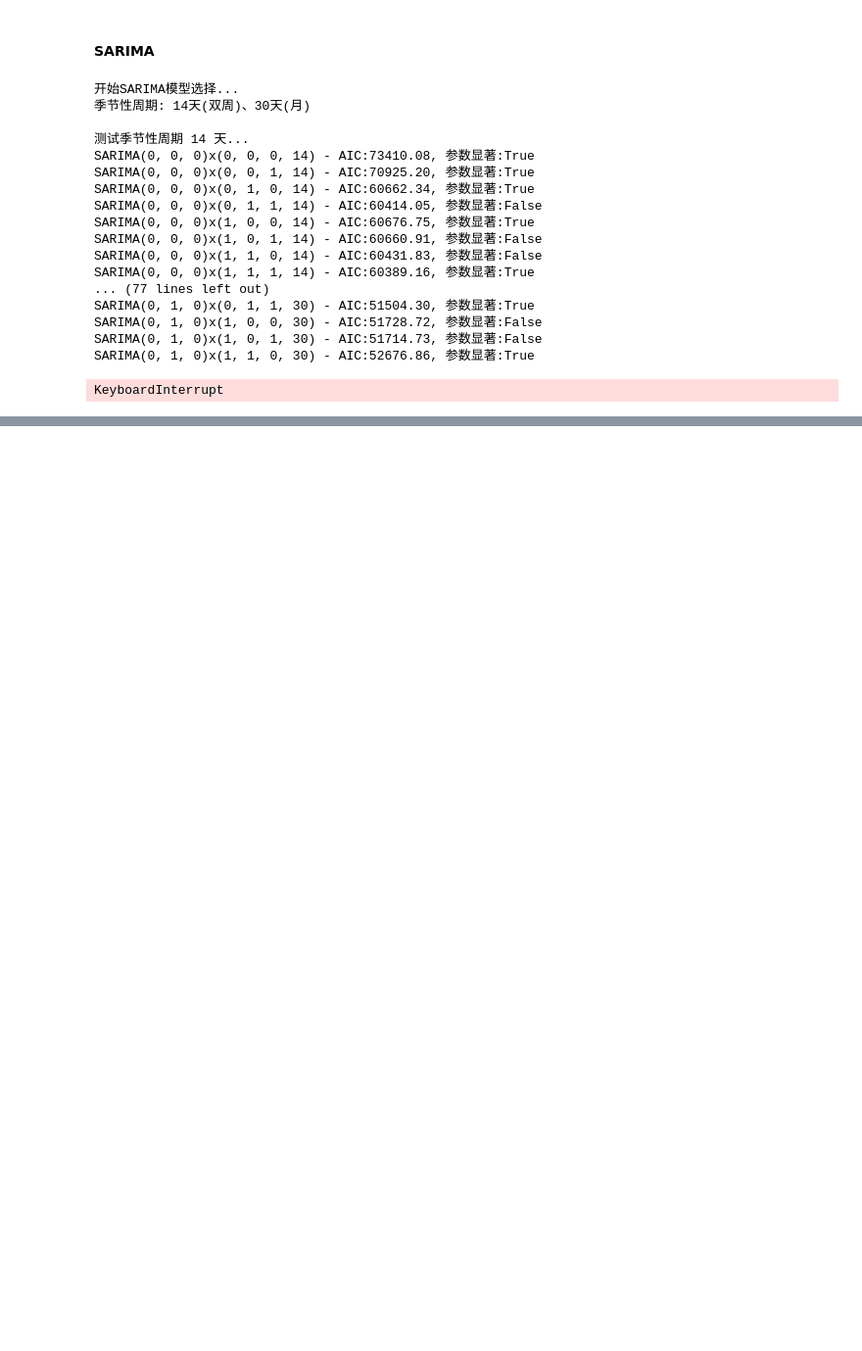
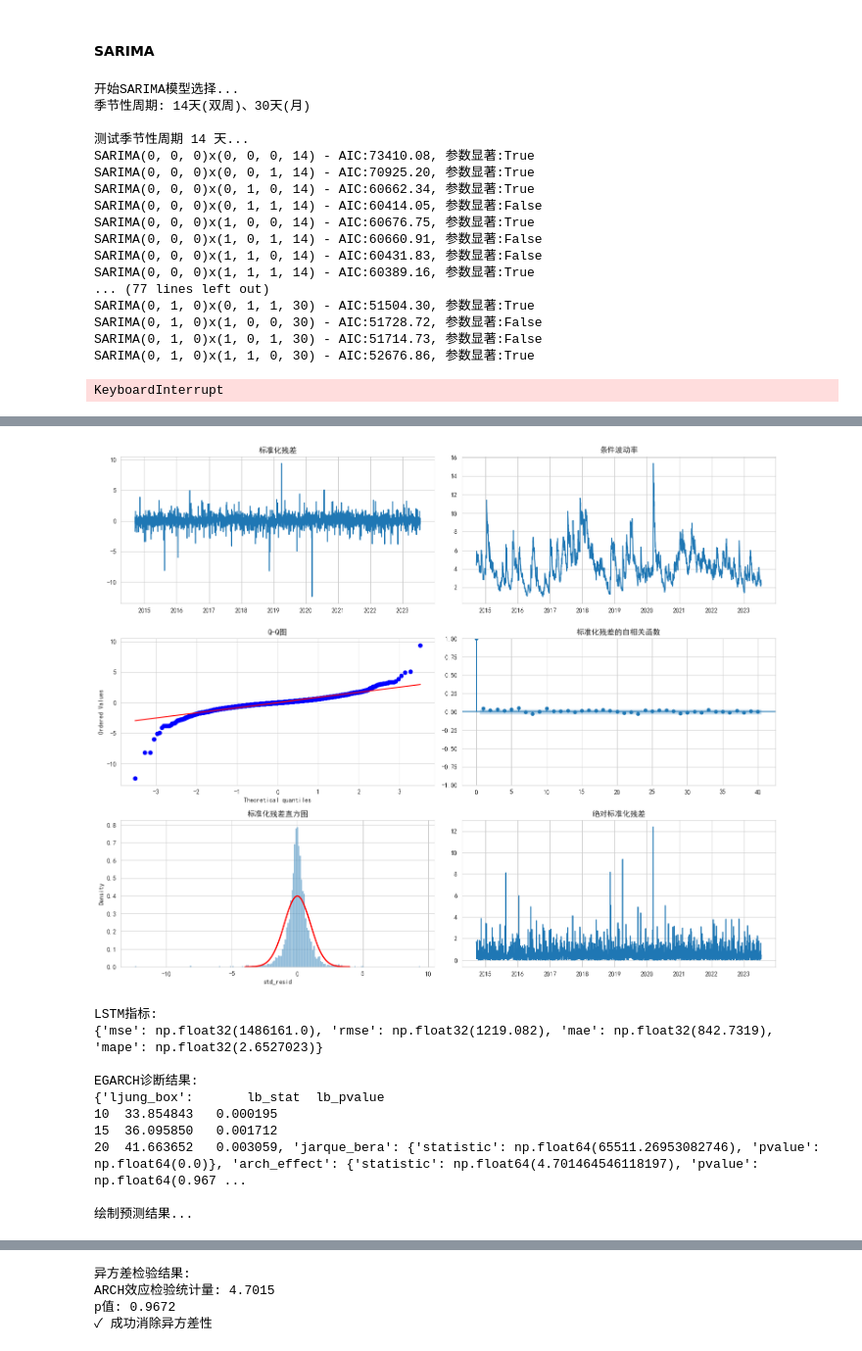
Before and after one commit to CHinAcSci/Timeseries, a Jupyter notebook: main.ipynb, the cells around one changed output, grey strips where cells are left out. Shown at 98% size. Saved outputs shown, nothing was run; the diff lists cells and outputs as text; code cells hidden in the pictures; blank space fills up the shorter version.

```diff
--- a/main.ipynb
+++ b/main.ipynb
@@ -604,28 +493,59 @@ KeyboardInterrupt
 # %%
 import pandas as pd
+import os
 from btc_lstm_handler import BTCLSTMHandler
+from btc_egarch_handler import BTCEGARCHHandler, BTCHybridHandler, train_and_evaluate_hybrid_model
 from visualization import plot_complete_prediction
 
-# 加载数据
-df = pd.read_csv('data/BTC-USD.csv', index_col='Date', parse_dates=True)
+def main():
+    # 加载数据
+    print("加载数据...")
+    df = pd.read_csv('data/BTC-USD.csv', index_col='Date', parse_dates=True)
 
-# 初始化处理器
-handler = BTCLSTMHandler()
+    try:
+        # 使用LSTM模型混合模型
+        print("\n使用混合模型进行预测...")
+        hybrid_handler, eval_results, hybrid_predictions = train_and_evaluate_hybrid_model(df)
 
-# 准备数据
-train_loader, test_loader, test_data = handler.prepare_data(df)
+        # 输出评估结果
+        print("\nLSTM指标:")
+        print(eval_results['lstm_metrics'])
+        print("\nEGARCH诊断结果:")
+        print(eval_results['egarch_diagnostics'])
 
-# 训练模型
-train_losses = handler.train(train_loader)
+        # 预测可视化
+        future_dates = pd.date_range(
+            start=df.index[-1] + pd.Timedelta(days=1),
+            periods=30,
+            freq='D'
+        )
 
-# 评估
-predictions, actuals, attention_weights, metrics = handler.evaluate(test_loader)
+        # 绘制结果
+        print("\n绘制预测结果...")
+        plot_complete_prediction(
+            df,
+            future_dates,
+            hybrid_predictions.mean,
+            confidence_intervals=(hybrid_predictions.lower_bound, hybrid_predictions.upper_bound),
+            metrics=eval_results['lstm_metrics'],
+            volatility=hybrid_predictions.volatility
+        )
 
-# 预测未来30天
-future_dates, future_predictions, attention_weights = handler.predict_future(df, days=30)
+        # 检查异方差
+        arch_test = eval_results['egarch_diagnostics']['arch_effect']
+        print("\n异方差检验结果:")
+        print(f"ARCH效应检验统计量: {arch_test['statistic']:.4f}")
+        print(f"p值: {arch_test['pvalue']:.4f}")
 
-# 绘制结果
-plot_complete_prediction(df, future_dates, future_predictions, metrics=metrics)
+        if arch_test['pvalue'] > 0.05:
+            print("✓ 成功消除异方差性")
+        else:
+            print("! 仍存在异方差性，可能需要调整模型参数")
 
-# 保存模型
-handler.save_model()
+    except Exception as e:
+        print(f"运行过程中出现错误: {str(e)}")
+        raise
+
+if __name__ == "__main__":
+    main()
+# %% [output]
@@ -631,0 +569,11 @@ handler.save_model()
+[figure, added]
+LSTM指标:
+{'mse': np.float32(1486161.0), 'rmse': np.float32(1219.082), 'mae': np.float32(842.7319), 'mape': np.float32(2.6527023)}
+
+EGARCH诊断结果:
+{'ljung_box':       lb_stat  lb_pvalue
+10  33.854843   0.000195
+15  36.095850   0.001712
+20  41.663652   0.003059, 'jarque_bera': {'statistic': np.float64(65511.26953082746), 'pvalue': np.float64(0.0)}, 'arch_effect': {'statistic': np.float64(4.701464546118197), 'pvalue': np.float64(0.967 ...
+
+绘制预测结果...
@@ -632,3 +581,7 @@ handler.save_model()
+异方差检验结果:
+ARCH效应检验统计量: 4.7015
+p值: 0.9672
+✓ 成功消除异方差性
 # %%
 import pandas as pd
 from multivariate_analysis import BTCMultivariateAnalysis
```
Also changed, not shown: parts of 5 cells of this notebook, 6 other files.
